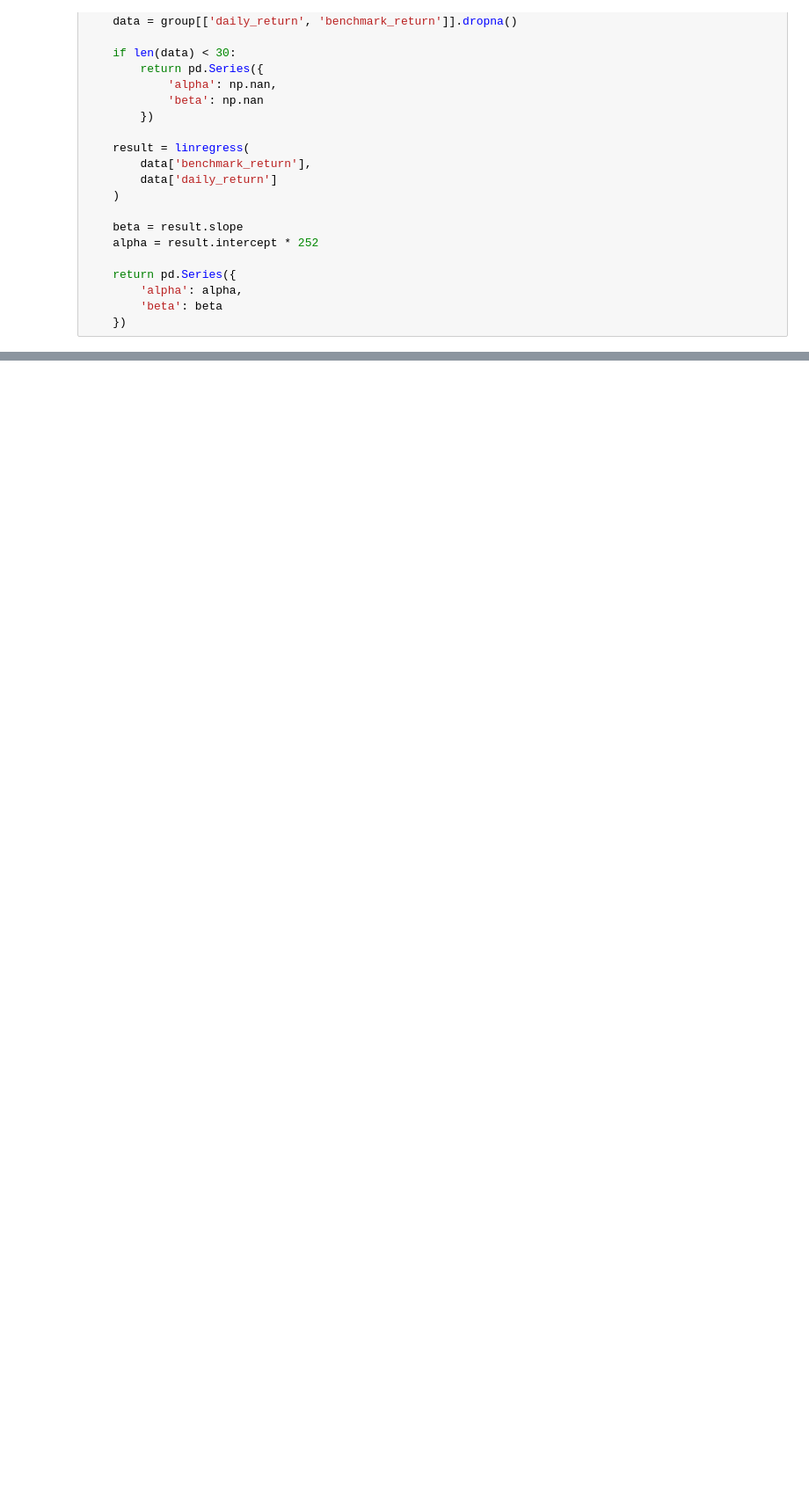
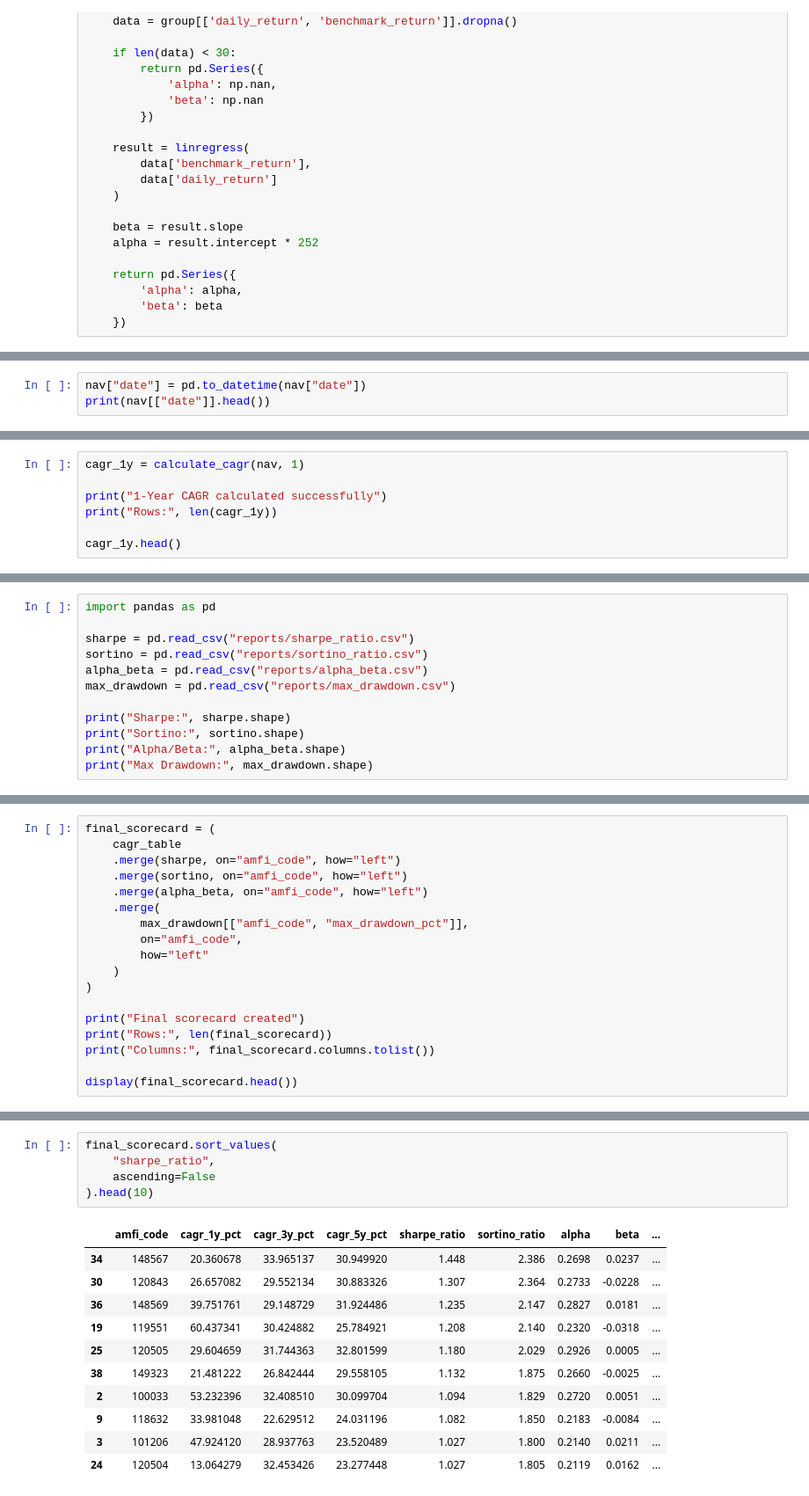
Before and after one commit to Bharathreddy560/mutual-funds, a Jupyter notebook: performance_analytics.ipynb, the cells around one changed output, grey strips where cells are left out. Shown at 88% size. Saved outputs shown, nothing was run; the diff lists cells and outputs as text; blank space fills up the shorter version.

Commit message:
Final capstone submission: complete analytics, dashboard, report and presentation

```diff
--- a/performance_analytics.ipynb
+++ b/performance_analytics.ipynb
@@ -602,0 +426,3 @@ Merged rows: 46000
+# %%
+nav["date"] = pd.to_datetime(nav["date"])
+print(nav[["date"]].head())
@@ -1096,0 +1115,7 @@ benchmark_comparison.png saved successfully!
+# %%
+cagr_1y = calculate_cagr(nav, 1)
+
+print("1-Year CAGR calculated successfully")
+print("Rows:", len(cagr_1y))
+
+cagr_1y.head()
@@ -1096,0 +1199,12 @@ benchmark_comparison.png saved successfully!
+# %%
+import pandas as pd
+
+sharpe = pd.read_csv("reports/sharpe_ratio.csv")
+sortino = pd.read_csv("reports/sortino_ratio.csv")
+alpha_beta = pd.read_csv("reports/alpha_beta.csv")
+max_drawdown = pd.read_csv("reports/max_drawdown.csv")
+
+print("Sharpe:", sharpe.shape)
+print("Sortino:", sortino.shape)
+print("Alpha/Beta:", alpha_beta.shape)
+print("Max Drawdown:", max_drawdown.shape)
@@ -1096,0 +1216,18 @@ benchmark_comparison.png saved successfully!
+# %%
+final_scorecard = (
+    cagr_table
+    .merge(sharpe, on="amfi_code", how="left")
+    .merge(sortino, on="amfi_code", how="left")
+    .merge(alpha_beta, on="amfi_code", how="left")
+    .merge(
+        max_drawdown[["amfi_code", "max_drawdown_pct"]],
+        on="amfi_code",
+        how="left"
+    )
+)
+
+print("Final scorecard created")
+print("Rows:", len(final_scorecard))
+print("Columns:", final_scorecard.columns.tolist())
+
+display(final_scorecard.head())
@@ -1096,0 +1287,17 @@ benchmark_comparison.png saved successfully!
+# %%
+final_scorecard.sort_values(
+    "sharpe_ratio",
+    ascending=False
+).head(10)
+# %% [output]
+|  | amfi_code | cagr_1y_pct | cagr_3y_pct | cagr_5y_pct | sharpe_ratio | sortino_ratio | alpha | beta | ... |
+| 34 | 148567 | 20.360678 | 33.965137 | 30.949920 | 1.448 | 2.386 | 0.2698 | 0.0237 | ... |
+| 30 | 120843 | 26.657082 | 29.552134 | 30.883326 | 1.307 | 2.364 | 0.2733 | -0.0228 | ... |
+| 36 | 148569 | 39.751761 | 29.148729 | 31.924486 | 1.235 | 2.147 | 0.2827 | 0.0181 | ... |
+| 19 | 119551 | 60.437341 | 30.424882 | 25.784921 | 1.208 | 2.140 | 0.2320 | -0.0318 | ... |
+| 25 | 120505 | 29.604659 | 31.744363 | 32.801599 | 1.180 | 2.029 | 0.2926 | 0.0005 | ... |
+| 38 | 149323 | 21.481222 | 26.842444 | 29.558105 | 1.132 | 1.875 | 0.2660 | -0.0025 | ... |
+| 2 | 100033 | 53.232396 | 32.408510 | 30.099704 | 1.094 | 1.829 | 0.2720 | 0.0051 | ... |
+| 9 | 118632 | 33.981048 | 22.629512 | 24.031196 | 1.082 | 1.850 | 0.2183 | -0.0084 | ... |
+| 3 | 101206 | 47.924120 | 28.937763 | 23.520489 | 1.027 | 1.800 | 0.2140 | 0.0211 | ... |
+| 24 | 120504 | 13.064279 | 32.453426 | 23.277448 | 1.027 | 1.805 | 0.2119 | 0.0162 | ... |
```
Also changed, not shown: parts of 108 cells of this notebook, 18 other files.
